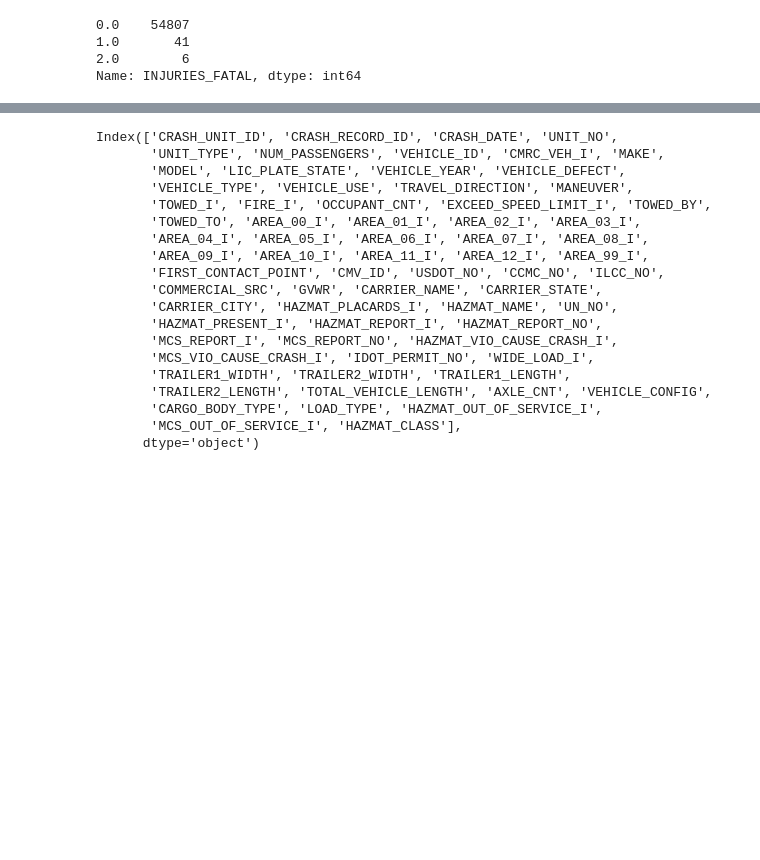
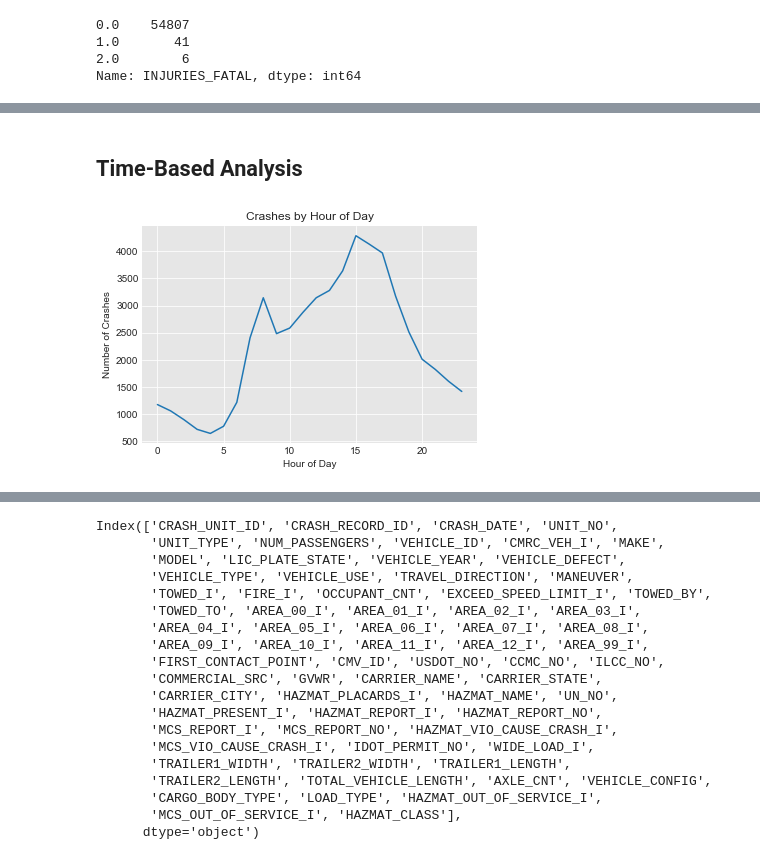
Before and after one commit to Victor-Mufasa/Phase-4-Project, a Jupyter notebook: index.ipynb, the cells around one changed output, grey strips where cells are left out. Drawn from its saved outputs; the diff is of its cells as text; code cells hidden in the pictures; blank space fills up the shorter version.

```diff
--- a/index.ipynb
+++ b/index.ipynb
@@ -75,0 +180,9 @@ Name: INJURIES_FATAL, dtype: int64
+# %% [markdown]
+## Time-Based Analysis
+# %%
+crashes['CRASH_HOUR'].value_counts().sort_index().plot(kind='line')
+plt.xlabel('Hour of Day')
+plt.ylabel('Number of Crashes')
+plt.title("Crashes by Hour of Day");
+# %% [output]
+[figure, added]
```
Also changed, not shown: parts of 35 cells of this notebook.
